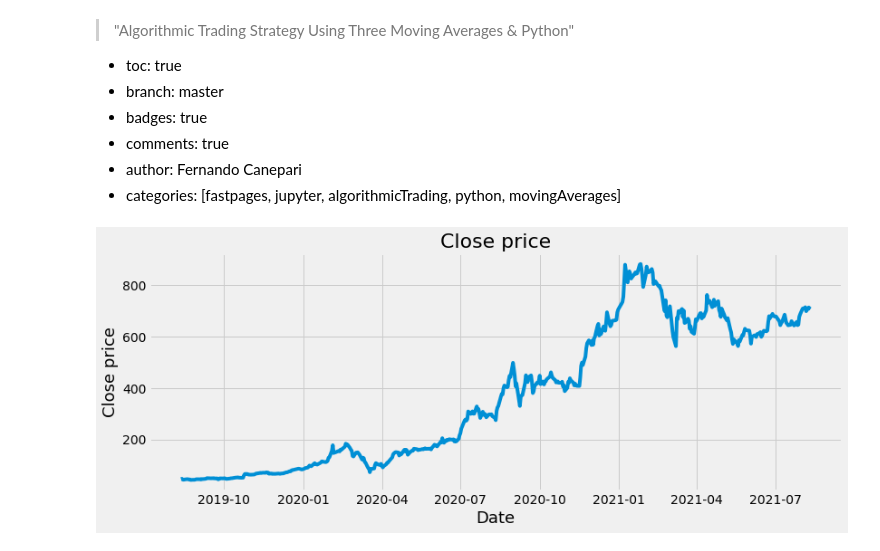
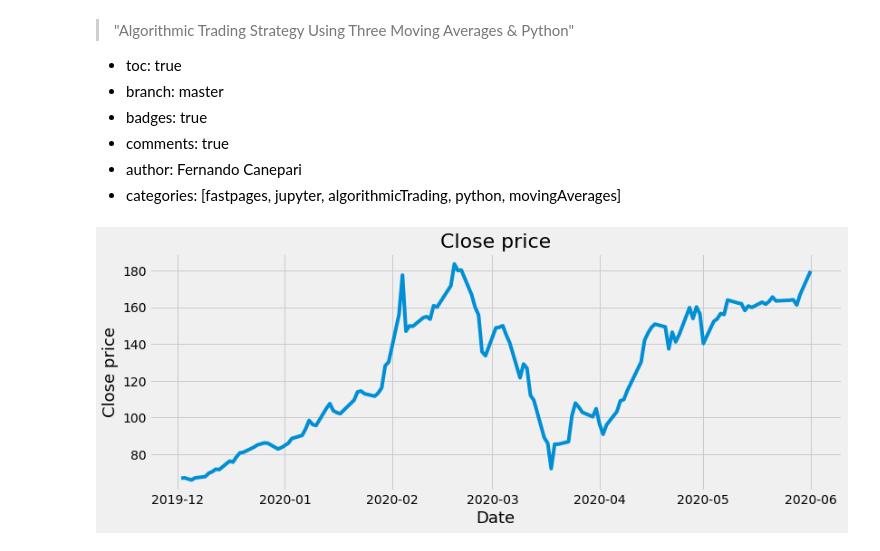
Before and after one commit to fercanepari/JupyterNotebookFastPages, a Jupyter notebook: _notebooks/2021-08-12-Algorithmic-Trading-Strategy-Using-Three-Moving-Averages.ipynb, the cells around one changed output. Drawn from its saved outputs; the diff is of its cells as text; code cells hidden in the pictures.

```diff
--- a/_notebooks/2021-08-12-Algorithmic-Trading-Strategy-Using-Three-Moving-Averages.ipynb
+++ b/_notebooks/2021-08-12-Algorithmic-Trading-Strategy-Using-Three-Moving-Averages.ipynb
@@ -19,17 +23,23 @@ def symbol_to_path(symbol, base_dir="data"):
     """Return CSV file path given ticker symbol."""
     return os.path.join(base_dir, "{}.csv".format(str(symbol)))
 # %%
-#Load data
-df = pd.read_csv(symbol_to_path("TSLA"), index_col='Date', parse_dates=True, na_values=['nan']) ##, usecols=['Date', 'Adj Close']
+#Load data from disc
+#df = pd.read_csv(symbol_to_path("TSLA"), index_col='Date', parse_dates=True, na_values=['nan']) ##, usecols=['Date', 'Adj Close']
 
-#Show data
-#df
+#Load Data from web
+#Get Dates From DateEntry and Convert It To Datetime
+start = dt.datetime(2019, 12, 1)
+end = dt.datetime(2020, 6, 1)
+
+df = web.DataReader('TSLA', 'yahoo', start, end)
+
+#df = df.set_index(pd.DatetimeIndex(df['Date'].values))
 
 plt.figure(figsize=(12.2, 4.5))
 plt.title('Close price', fontsize = 22)
 plt.plot(df['Close'])
 plt.xlabel('Date', fontsize = 18)
 plt.ylabel('Close price', fontsize = 18)
 plt.show()
 # %% [output]
-[figure, old version]
+[figure, new version]
```
Also changed, not shown: parts of 8 cells of this notebook.
